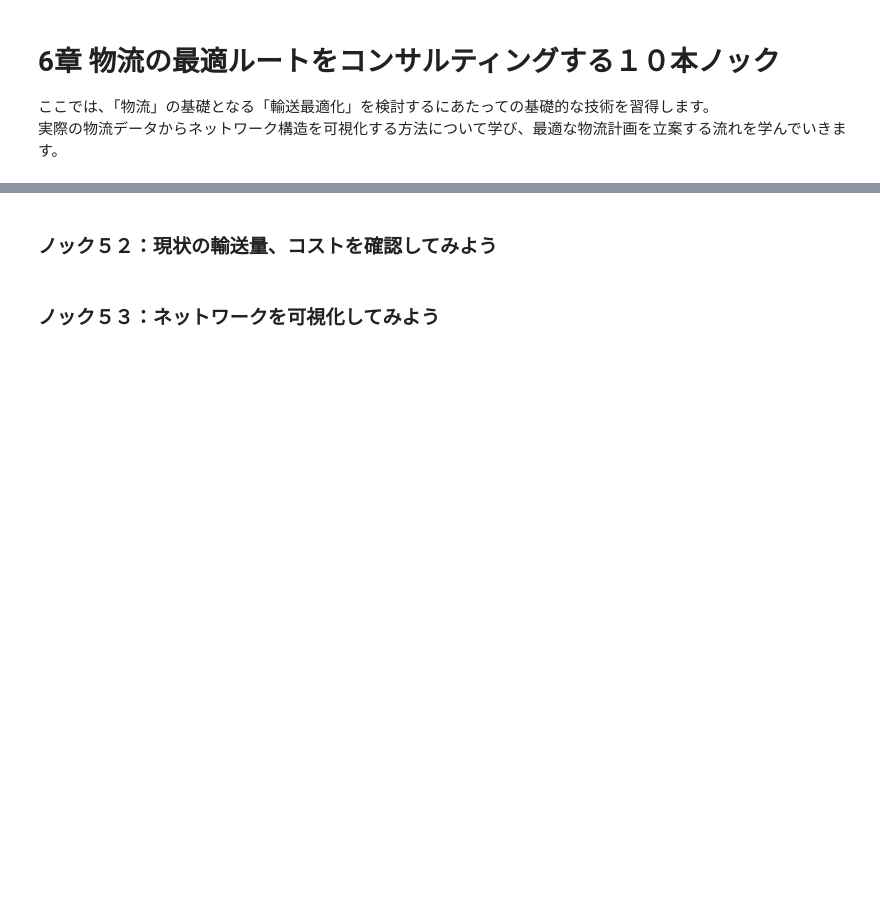
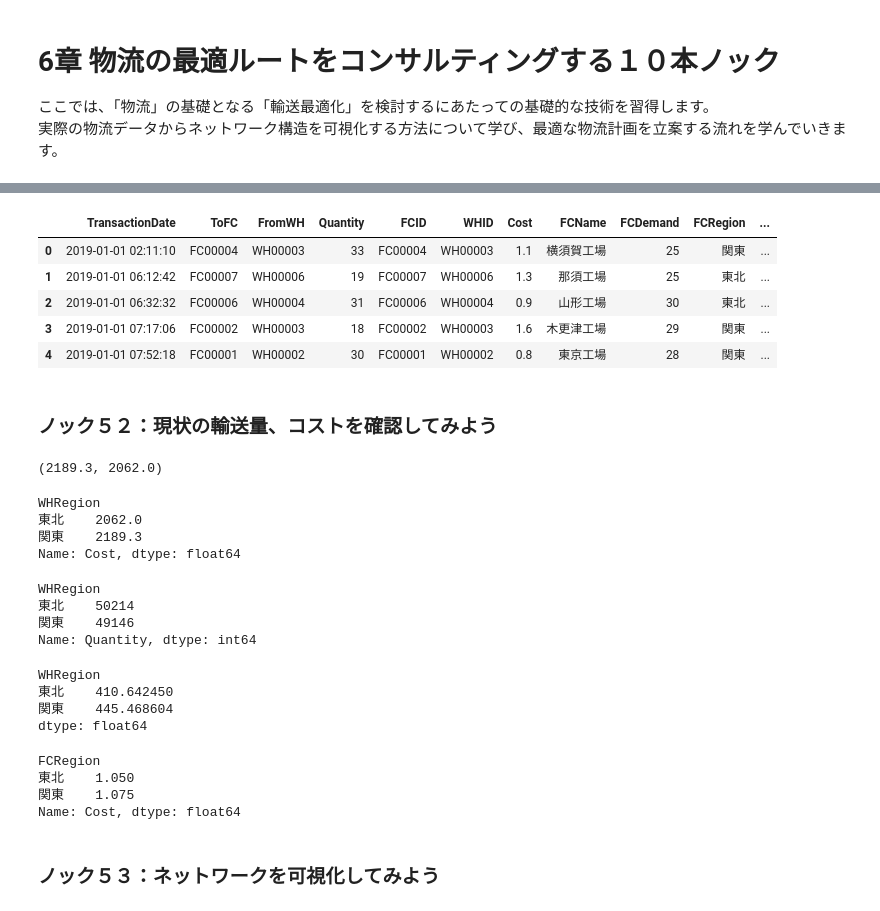
Before and after one commit to shinseitaro/python-data-analysis-100, a Jupyter notebook: sample/100drill_20201021/6/6章 物流の最適ルートをコンサルティングする１０本ノック.ipynb, the cells around one changed output, grey strips where cells are left out. Cells and saved outputs as stored; diff of their text form; code cells hidden in the pictures; blank space fills up the shorter version.

```diff
--- a/sample/100drill_20201021/6/6章 物流の最適ルートをコンサルティングする１０本ノック.ipynb
+++ b/sample/100drill_20201021/6/6章 物流の最適ルートをコンサルティングする１０本ノック.ipynb
@@ -7,0 +24,5 @@
+# %%
+df_cost = pd.read_csv("rel_cost.csv", index_col=0)
+df_factory = pd.read_csv("tbl_factory.csv", index_col=0)
+df_transaction = pd.read_csv("tbl_transaction.csv",index_col=0)
+df_warehouse = pd.read_csv("tbl_warehouse.csv",index_col=0)
@@ -7,0 +69,4 @@
+# %%
+# df_transaction に df_cost をマージして、それぞれの輸送コストを確認
+df_transaction_cost = df_transaction.merge(df_cost, left_on=["ToFC", "FromWH"], right_on=["FCID", "WHID"], how="left")
+df_transaction_cost.head()
@@ -7,0 +80,4 @@
+# %%
+# 工場データ追加
+df_transaction_cost = df_transaction_cost.merge(df_factory, right_index=True, left_on="ToFC", how="left")
+df_transaction_cost.head()
@@ -8,2 +91,13 @@
+# %%
+# 倉庫データ追加
+df_transaction_cost = df_transaction_cost.merge(df_warehouse, right_index=True, left_on="FromWH", how="left")
+df_transaction_cost.head()
+# %% [output]
+|  | TransactionDate | ToFC | FromWH | Quantity | FCID | WHID | Cost | FCName | FCDemand | FCRegion | ... |
+| 0 | 2019-01-01 02:11:10 | FC00004 | WH00003 | 33 | FC00004 | WH00003 | 1.1 | 横須賀工場 | 25 | 関東 | ... |
+| 1 | 2019-01-01 06:12:42 | FC00007 | WH00006 | 19 | FC00007 | WH00006 | 1.3 | 那須工場 | 25 | 東北 | ... |
+| 2 | 2019-01-01 06:32:32 | FC00006 | WH00004 | 31 | FC00006 | WH00004 | 0.9 | 山形工場 | 30 | 東北 | ... |
+| 3 | 2019-01-01 07:17:06 | FC00002 | WH00003 | 18 | FC00002 | WH00003 | 1.6 | 木更津工場 | 29 | 関東 | ... |
+| 4 | 2019-01-01 07:52:18 | FC00001 | WH00002 | 30 | FC00001 | WH00002 | 0.8 | 東京工場 | 28 | 関東 | ... |
 # %% [markdown]
 ### ノック５２：現状の輸送量、コストを確認してみよう
@@ -10,2 +109,38 @@
+# %%
+df_wh_kanto["Cost"].sum(), df_wh_tohoku["Cost"].sum()
+# %% [output]
+(2189.3, 2062.0)
+# %%
+# 支社毎のcost 総計
+df_transaction_cost.groupby("WHRegion")["Cost"].sum()
+# %% [output]
+WHRegion
+東北    2062.0
+関東    2189.3
+Name: Cost, dtype: float64
+# %%
+# 支社毎の送料 総計
+df_transaction_cost.groupby("WHRegion")["Quantity"].sum()
+# %% [output]
+WHRegion
+東北    50214
+関東    49146
+Name: Quantity, dtype: int64
+# %%
+# 支社毎の送料平均（/個）
+df_transaction_cost.groupby("WHRegion")["Cost"].sum()/df_transaction_cost.groupby("WHRegion")["Quantity"].sum() * 10000
+# %% [output]
+WHRegion
+東北    410.642450
+関東    445.468604
+dtype: float64
+# %%
+# 支社毎のコストを単純に確認
+df_factory.merge(df_cost, left_index=True, right_on="FCID", how="left").groupby("FCRegion")["Cost"].mean()
+# %% [output]
+FCRegion
+東北    1.050
+関東    1.075
+Name: Cost, dtype: float64
 # %% [markdown]
 ### ノック５３：ネットワークを可視化してみよう
```
Also changed, not shown: parts of 16 cells of this notebook, 2 other files.
